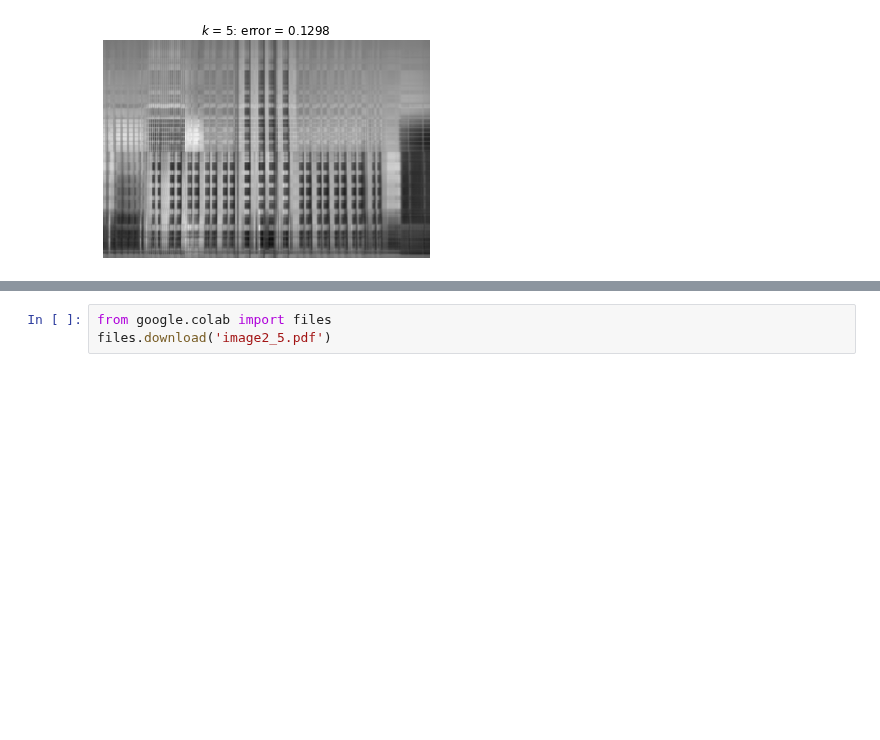
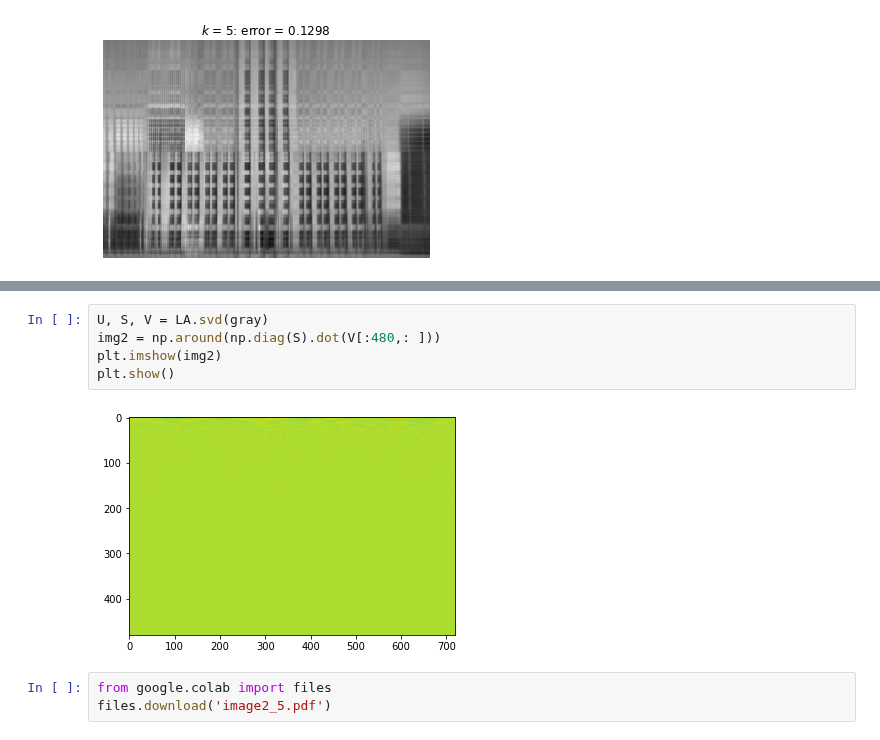
Before and after one commit to ndq3004/machine_learning, a Jupyter notebook: MachineLearningCoBan/RecommendationSystem/SingleValueDecomposition/ImageCompression.ipynb, the cells around one changed output, grey strips where cells are left out. Cells and saved outputs as stored; diff of their text form; blank space fills up the shorter version.

```diff
--- a/MachineLearningCoBan/RecommendationSystem/SingleValueDecomposition/ImageCompression.ipynb
+++ b/MachineLearningCoBan/RecommendationSystem/SingleValueDecomposition/ImageCompression.ipynb
@@ -159,3 +169,10 @@ energy_preserved.pdf  image2_5.pdf    singular_value.pdf
+# %%
+U, S, V = LA.svd(gray)
+img2 = np.around(np.diag(S).dot(V[:480,: ]))
+plt.imshow(img2)
+plt.show()
+# %% [output]
+[figure, added]
 # %%
 from google.colab import files
 files.download('image2_5.pdf')
```
Also changed, not shown: parts of 7 cells of this notebook.
